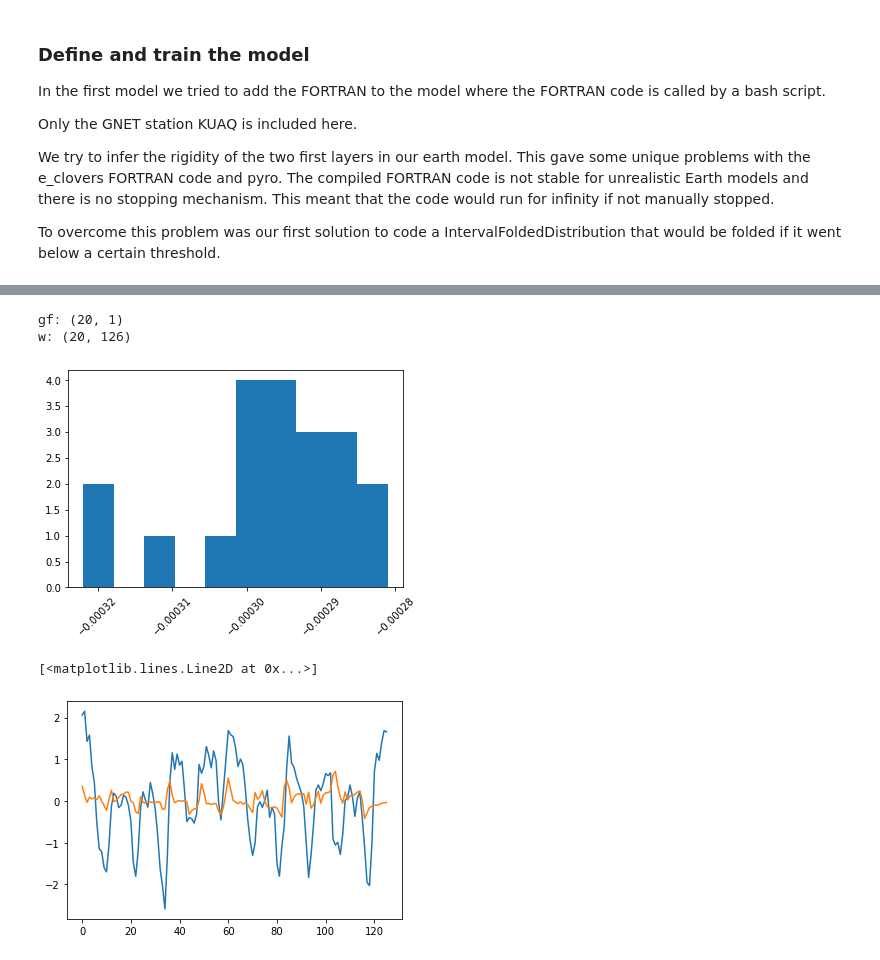
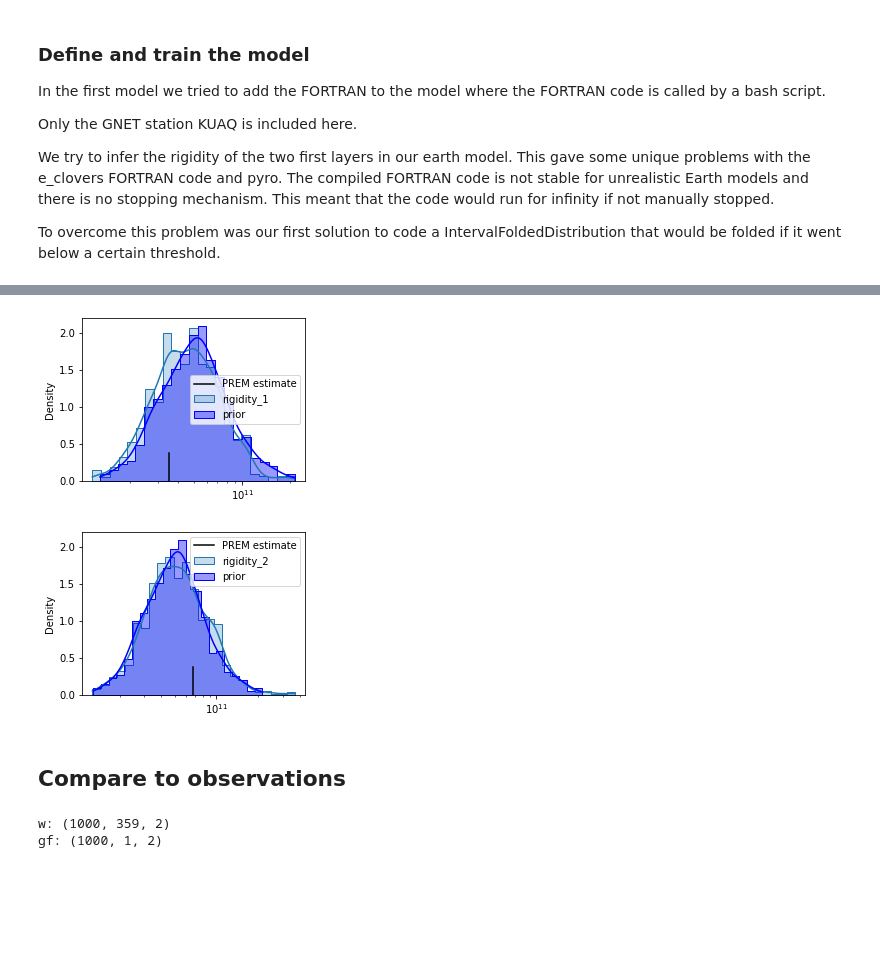
Before and after one commit to eyhl/premis, a Jupyter notebook: notebooks/Final_notebook.ipynb, the cells around one changed output, grey strips where cells are left out. Cells and saved outputs as stored; diff of their text form; code cells hidden in the pictures; blank space fills up the shorter version.

```diff
--- a/notebooks/Final_notebook.ipynb
+++ b/notebooks/Final_notebook.ipynb
@@ -330,9 +465,69 @@ for node in nodes:
+# %%
+#### compare to PREM
+# from table IV
+depths = abs(df_em["radius"].values - df_em.loc[0, "radius"]) / 1e3  # in km
+depth_table = np.array([0, 3, 15, 24, 40, 60, 80])
+A = np.array([21, 875, 1341, 2268, 2260, 2251, 2242])
+C = np.array([21, 875, 1341, 2176, 2165, 2151, 2138])
+L = np.array([0, 266, 441, 653, 654, 655, 656])
+N = np.array([0, 266, 441, 719, 714, 708, 702])
+F = np.array([21, 342, 459, 866, 863, 860, 857])
+
+prem_rigidity_1 = np.mean(1 / 15 * (A[:4] + C[:4] - 2 * F[:4] + 5 * N[:4] + 6 * L[:4]))
+prem_rigidity_2 = np.mean(
+    1 / 15 * (A[4:6] + C[4:6] - 2 * F[4:6] + 5 * N[4:6] + 6 * L[4:6])
+)
+prem_rigidity = {
+    "rigidity_1": prem_rigidity_1 * 1e8,
+    "rigidity_2": prem_rigidity_2 * 1e8,
+}
+# %%
+samples = {k: v for k, v in mcmc.get_samples().items()}
+nodes = ["rigidity_1", "rigidity_2"]
+
+
+# rigidity_dist_prior = dist.Normal(2 * torch.ones(1000), 0.2)
+# rigidity_prior = 1e11 + 1e10 * pyro.sample("rigidity_prior", rigidity_dist_prior)
+# rigidity_prior = 1e11 * pyro.sample("rigidity_prior", dist.Exponential(torch.ones(2000)))
+rigidity_prior = pyro.sample(
+    "rigidity_prior", dist.LogNormal(logmean * torch.ones(1000), 0.5)
+)
+for node in nodes:
+    plt.figure(figsize=(4, 3))
+    g = sns.histplot(
+        # 1e11 + 1e10 * samples[node],
+        samples[node],
+        label=node,
+        kde=True,
+        stat="density",
+        element="step",
+        color="red",
+        log_scale=True,
+    )
+    sns.histplot(
+        rigidity_prior,
+        label="prior",
+        kde=True,
+        stat="density",
+        element="step",
+        alpha=0.4,
+        color="blue",
+        log_scale=True,
+    )
+    plt.axvline(prem_rigidity[node], 0, 0.17, color="black", label="PREM estimate")
+    plt.legend()
+    plt.show()
+# %% [output]
+[figure, added]
+[figure, added]
+# %% [markdown]
+## Compare to observations
 # %%
 from pyro.infer import Predictive
 
-predictive = Predictive(model, samples)(X_train, y_train, df_em)
+predictive = Predictive(model, samples)(X_train, x, df_params, None, df_em)
 for k, v in predictive.items():
     print(f"{k}: {tuple(v.shape)}")
 # %% [output]
-gf: (20, 1)
-w: (20, 126)
+w: (1000, 359, 2)
+gf: (1000, 1, 2)
@@ -342,12 +533,0 @@ gf_res, w_res = gf_res[1], w_res[1]
-# %%
-plt.hist(gf_res.numpy())
-plt.xticks(rotation=45);
-# %% [output]
-[figure, removed]
-# %%
-w_pred = (gf_res * X_train[:, 0]).mean(axis=0)
-plt.plot(y_train)
-plt.plot(w_pred)
-# %% [output]
-[<matplotlib.lines.Line2D at 0x...>]
-[figure, removed]
```
Also changed, not shown: parts of 24 cells of this notebook.
